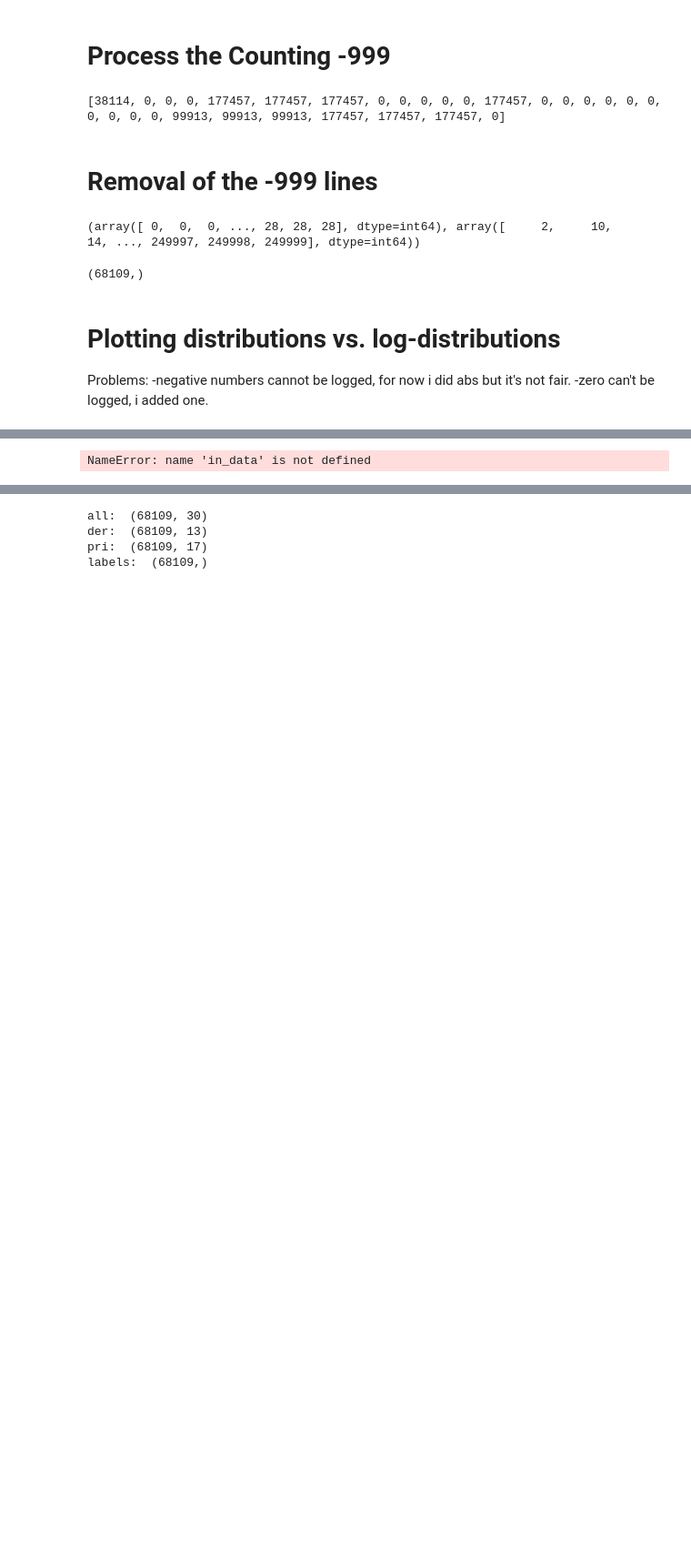
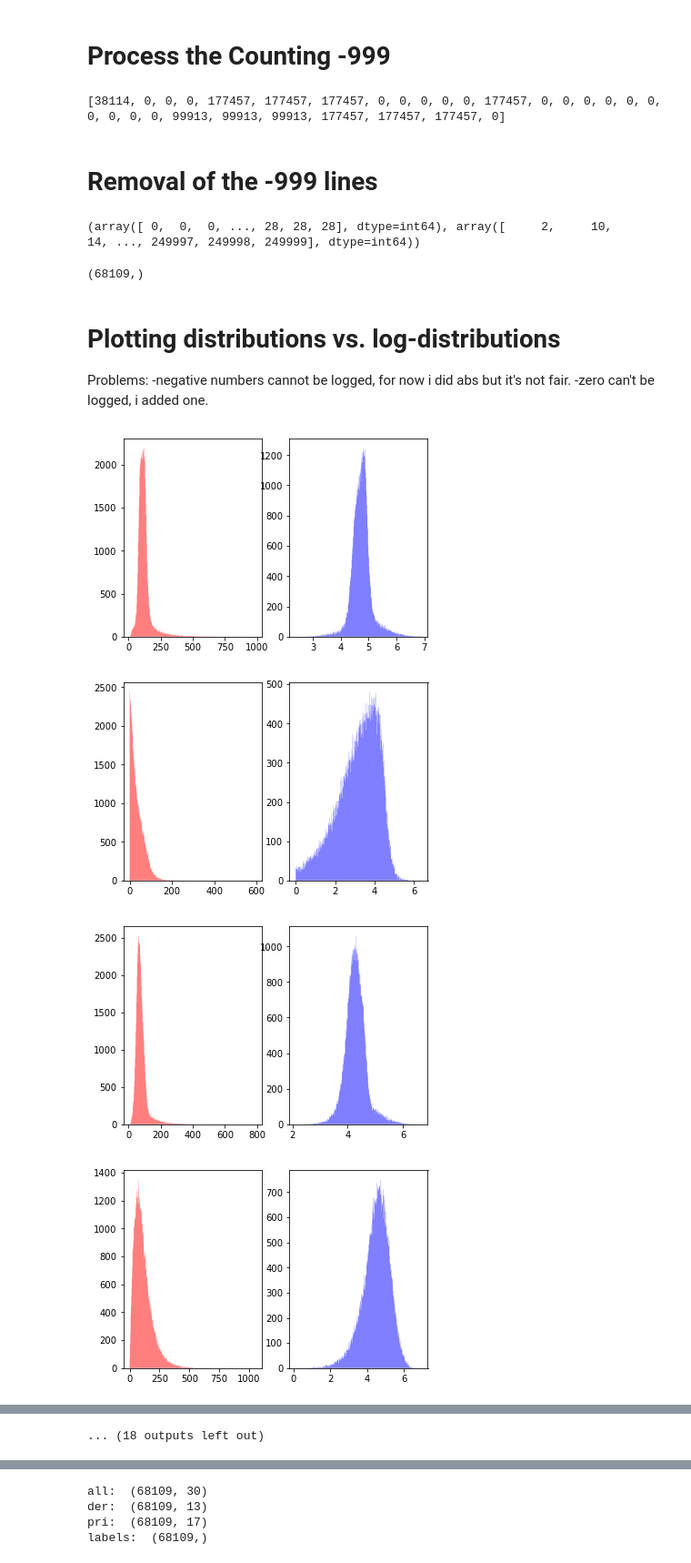
Before and after one commit to iricchi/Project1_ML, a Jupyter notebook: code/tom/main.ipynb, the cells around one changed output, grey strips where cells are left out. Shown at 91% size. Saved outputs shown, nothing was run; the diff lists cells and outputs as text; code cells hidden in the pictures; blank space fills up the shorter version.

```diff
--- a/code/tom/main.ipynb
+++ b/code/tom/main.ipynb
@@ -54,8 +54,12 @@ Problems:
 # %%
 for i in range(0, np.shape(input_data)[1],1):
     plt.subplot(121)
-    plt.hist([(in_data.T)[i]], bins=400, log=False,color='r', alpha=0.5,histtype='stepfilled')
+    plt.hist([(X_no_999.T)[i]], bins=400, log=False,color='r', alpha=0.5,histtype='stepfilled')
     plt.subplot(122)
-    plt.hist([np.log(1+np.abs(in_data.T)[i])], bins=400, log=False,color='b', alpha=0.5,histtype='stepfilled')
+    plt.hist([np.log(1+np.abs(X_no_999.T)[i])], bins=400, log=False,color='b', alpha=0.5,histtype='stepfilled')
     plt.show()
 # %% [output]
+[figure, added]
+[figure, added]
+[figure, added]
+[figure, added]
@@ -62,2 +74,2 @@ for i in range(0, np.shape(input_data)[1],1):
-NameError: name 'in_data' is not defined
+... (18 outputs left out)
 # %% [markdown]
```
Also changed, not shown: parts of 8 cells of this notebook.
